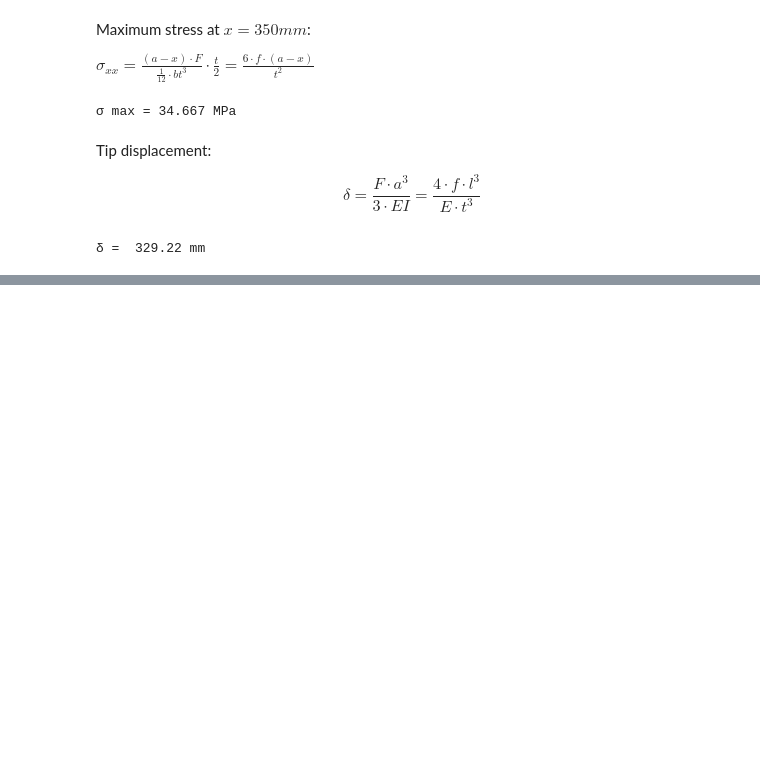
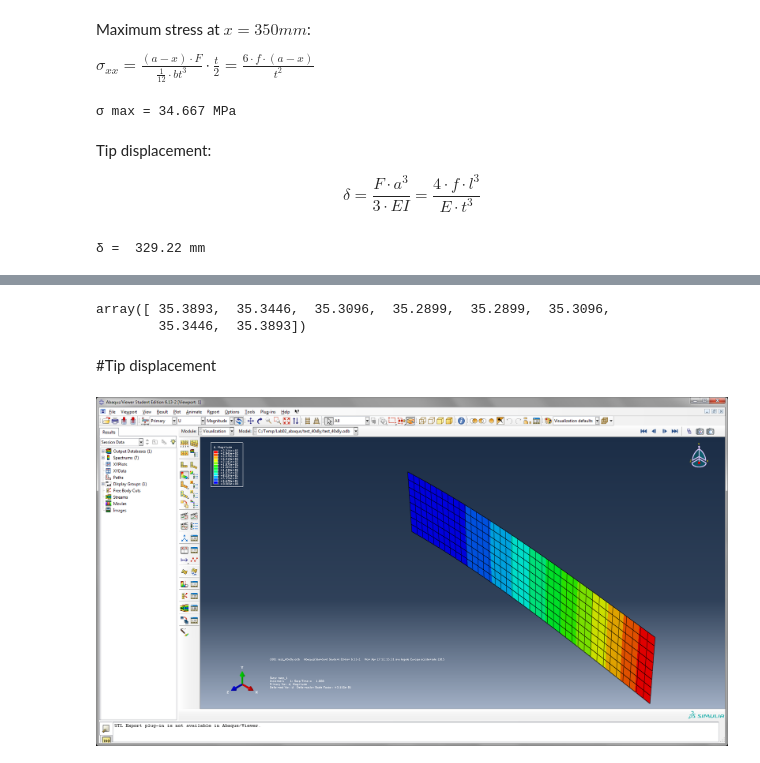
Before and after one commit to Ccaccia73/NLAAS-Labs, a Jupyter notebook: lab02.ipynb, the cells around one changed output, grey strips where cells are left out. Saved outputs shown, nothing was run; the diff lists cells and outputs as text; code cells hidden in the pictures; blank space fills up the shorter version.

```diff
--- a/lab02.ipynb
+++ b/lab02.ipynb
@@ -248,0 +278,11 @@ FileNotFoundError: [Errno 2] No such file or directory: 'test.png'
+# %%
+S11_array
+# %% [output]
+array([ 35.3893,  35.3446,  35.3096,  35.2899,  35.2899,  35.3096,
+        35.3446,  35.3893])
+# %% [markdown]
+#Tip displacement
+# %%
+Image(filename='../Lab02_abaqus/'+basename+'/Um.png')
+# %% [output]
+[figure, added]
```
Also changed, not shown: parts of 9 cells of this notebook, 2 other files.
